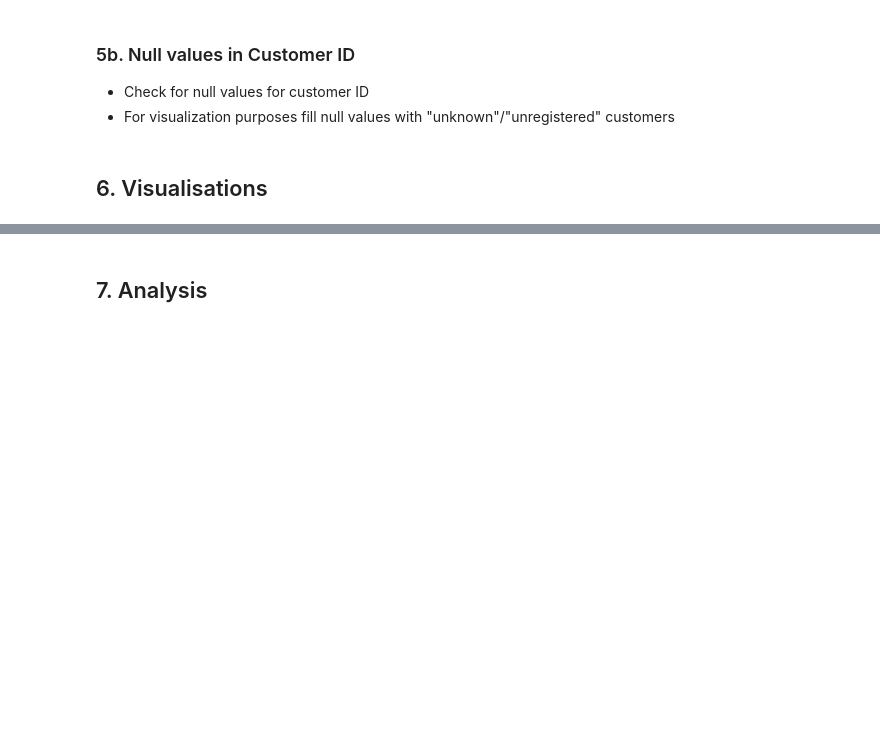
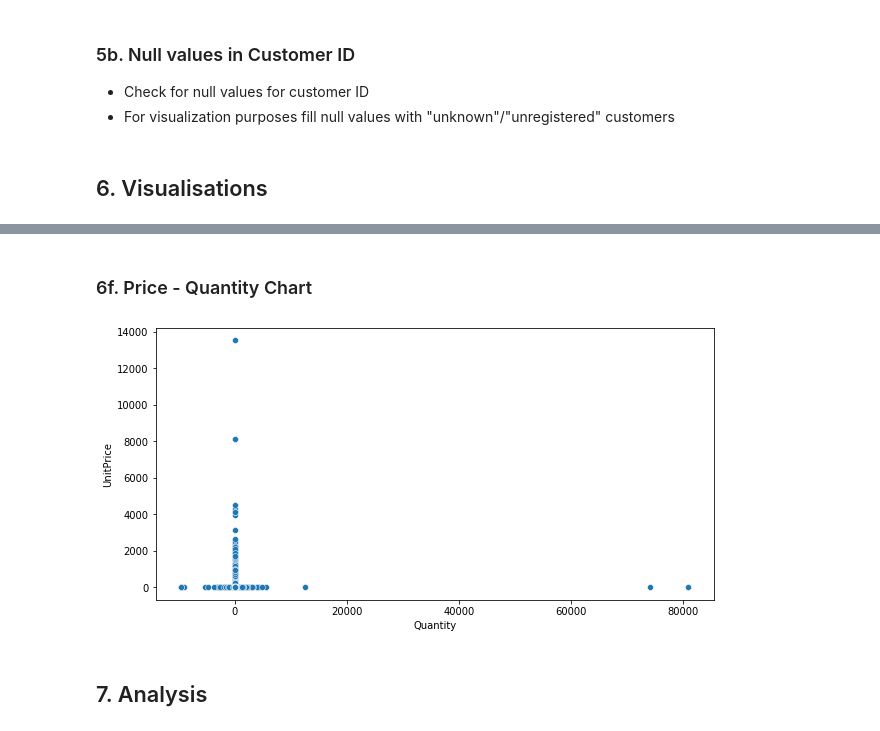
Before and after one commit to Prash1723/RetailAnalysisKgl, a Jupyter notebook: Online Product Analytics.ipynb, the cells around one changed output, grey strips where cells are left out. Cells and saved outputs as stored; diff of their text form; code cells hidden in the pictures; blank space fills up the shorter version.

```diff
--- a/Online Product Analytics.ipynb
+++ b/Online Product Analytics.ipynb
@@ -181,3 +213,11 @@ plt.show()
+# %% [markdown]
+### 6f. Price - Quantity Chart
+# %%
+plt.figure(figsize=[10,5])
+sns.scatterplot(data=df.query('Status=="Completed"'), y='UnitPrice', x='Quantity')
+plt.show()
+# %% [output]
+[figure, added]
 # %% [markdown]
 ## 7. Analysis
 # %% [markdown]
```
Also changed, not shown: parts of 26 cells of this notebook.
